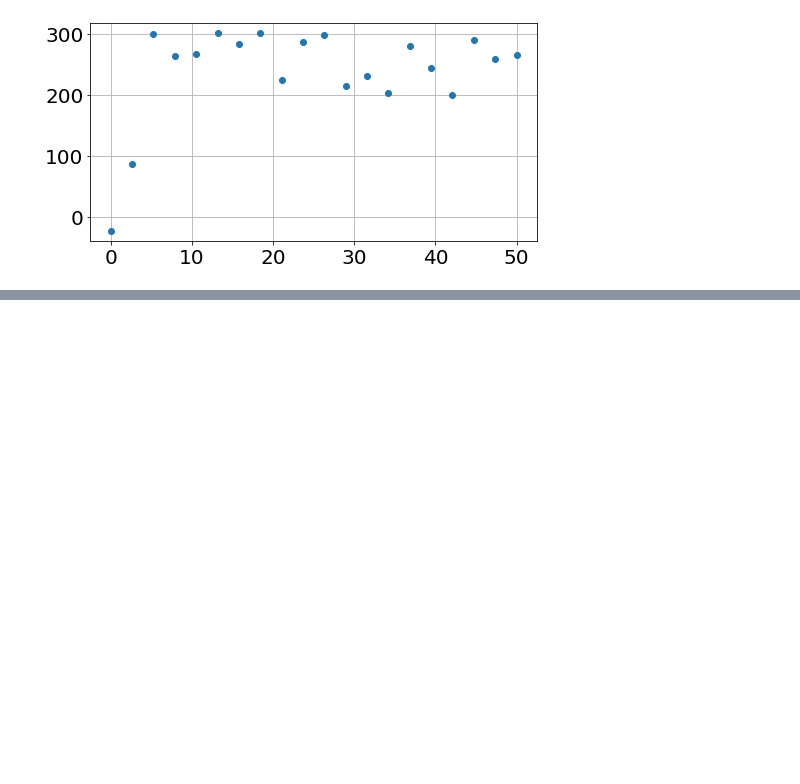
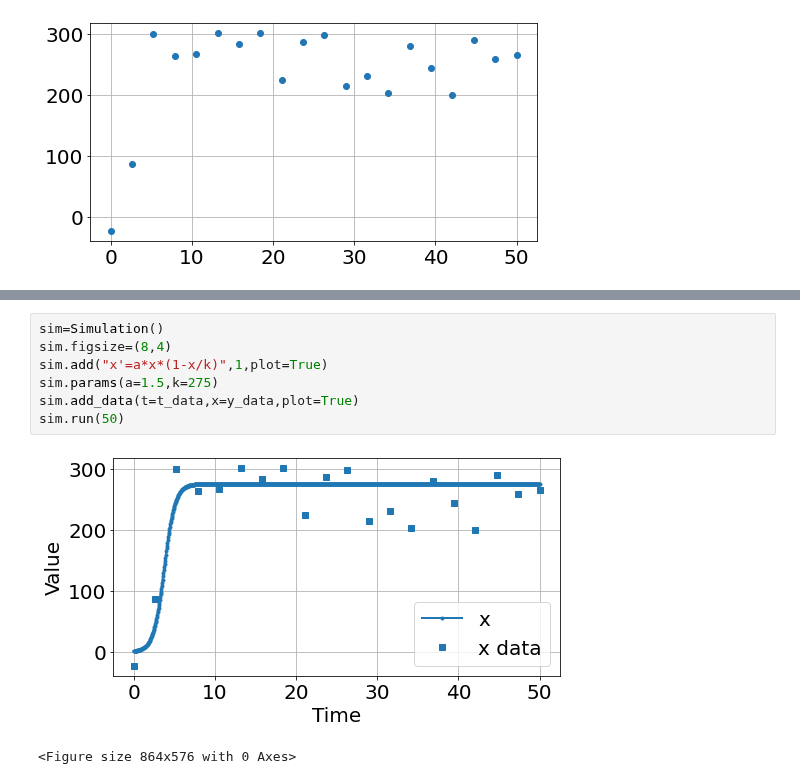
Before and after one commit to bblais/Computer-Programming-for-the-Sciences-Spring-2022, a Jupyter notebook: Sprint #2 - Dynamical Systems and Parameters/2022-02-24 Parameter Fits.ipynb, the cells around one changed output, grey strips where cells are left out. Cells and saved outputs as stored; diff of their text form; blank space fills up the shorter version.

```diff
--- a/Sprint #2 - Dynamical Systems and Parameters/2022-02-24 Parameter Fits.ipynb
+++ b/Sprint #2 - Dynamical Systems and Parameters/2022-02-24 Parameter Fits.ipynb
@@ -41,0 +52,10 @@ plot(t_data,y_data,'o')
+# %%
+sim=Simulation()
+sim.figsize=(8,4)
+sim.add("x'=a*x*(1-x/k)",1,plot=True)
+sim.params(a=1.5,k=275)
+sim.add_data(t=t_data,x=y_data,plot=True)
+sim.run(50)
+# %% [output]
+[figure, added]
+<Figure size 864x576 with 0 Axes>
```
Also changed, not shown: parts of 1 cell of this notebook, 1 other file.
